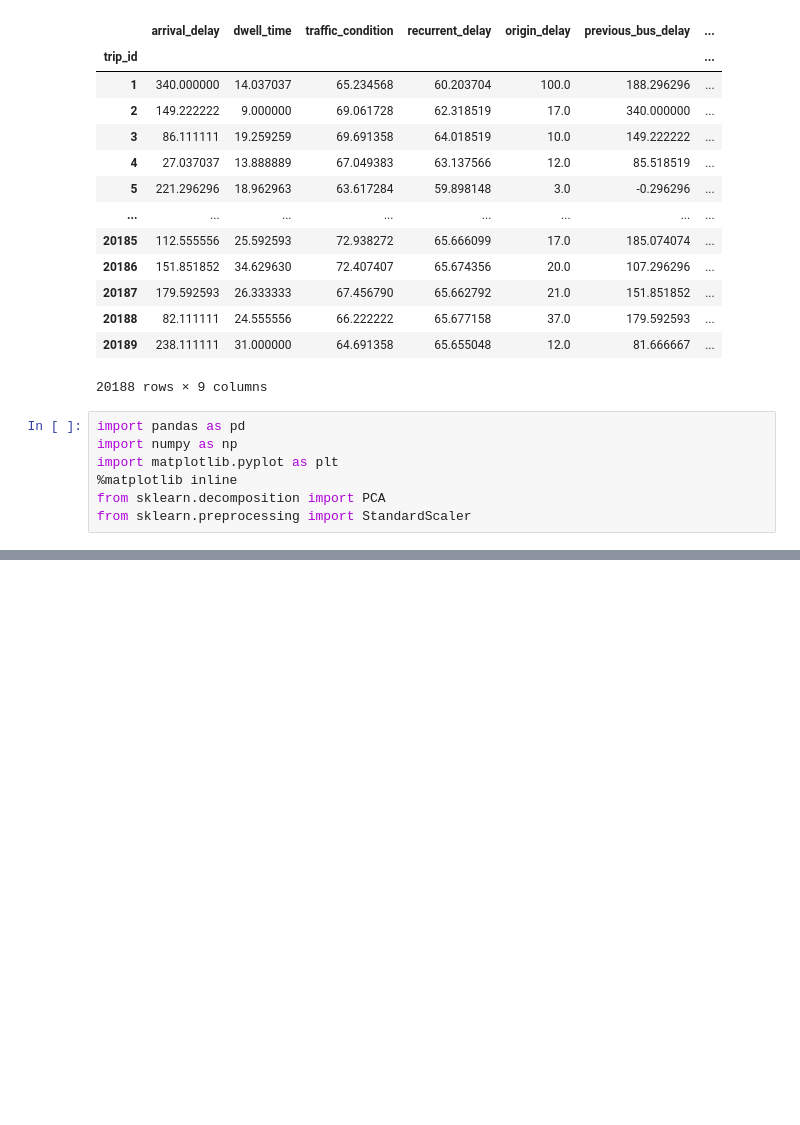
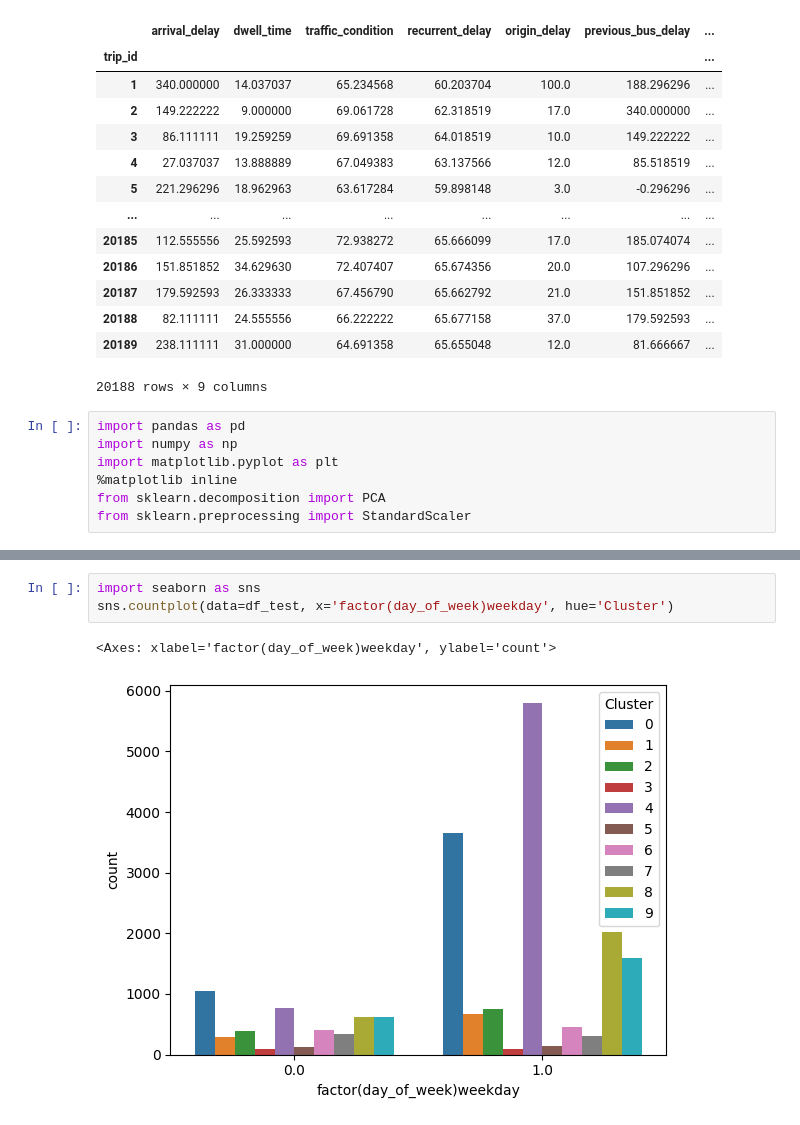
Before and after one commit to Fmazin/AI_Project, a Jupyter notebook: code/main_project_flow.ipynb, the cells around one changed output, grey strips where cells are left out. Saved outputs shown, nothing was run; the diff lists cells and outputs as text; blank space fills up the shorter version.

```diff
--- a/code/main_project_flow.ipynb
+++ b/code/main_project_flow.ipynb
@@ -176,0 +276,6 @@ AttributeError: 'NoneType' object has no attribute 'split'
+# %%
+import seaborn as sns
+sns.countplot(data=df_test, x='factor(day_of_week)weekday', hue='Cluster')
+# %% [output]
+<Axes: xlabel='factor(day_of_week)weekday', ylabel='count'>
+[figure, added]
```
Also changed, not shown: parts of 26 cells of this notebook.
